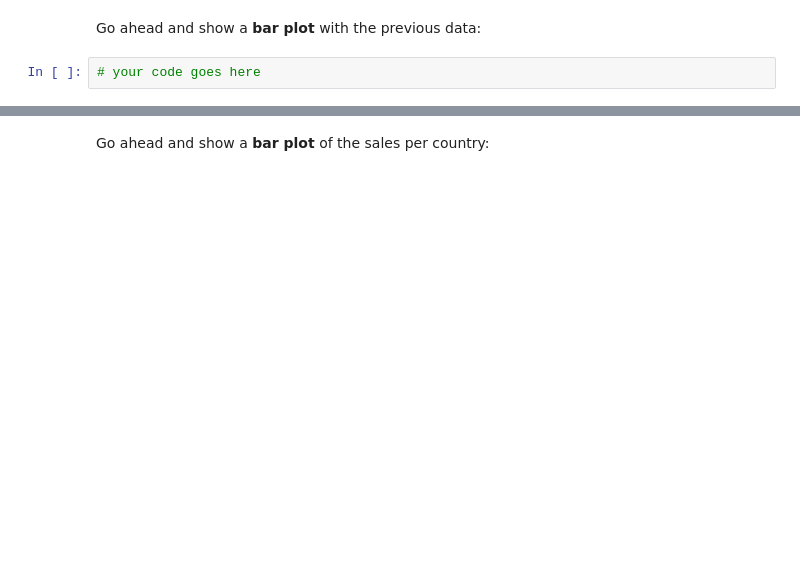
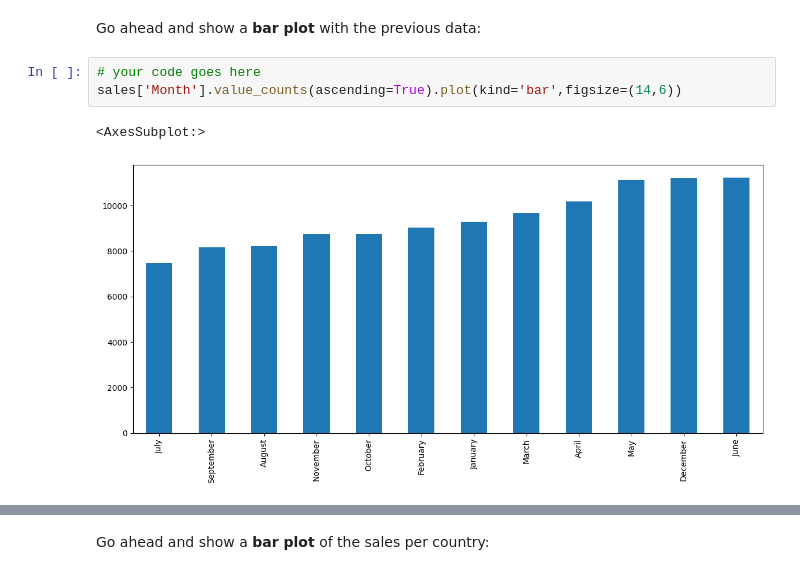
Before and after one commit to seanstev0710/FreeCodeCamp-Pandas-Real-Life-Example, a Jupyter notebook: Exercises_1.ipynb, the cells around one changed output, grey strips where cells are left out. Saved outputs shown, nothing was run; the diff lists cells and outputs as text; blank space fills up the shorter version.

```diff
--- a/Exercises_1.ipynb
+++ b/Exercises_1.ipynb
@@ -108,5 +176,9 @@ sales['Month'].value_counts()
 Go ahead and show a <b>bar plot</b> with the previous data:
 # %%
 # your code goes here
+sales['Month'].value_counts(ascending=True).plot(kind='bar',figsize=(14,6))
+# %% [output]
+<AxesSubplot:>
+[figure, added]
 # %%
 sales['Month'].value_counts().plot(kind='bar', figsize=(14,6))
```
Also changed, not shown: parts of 40 cells of this notebook.
